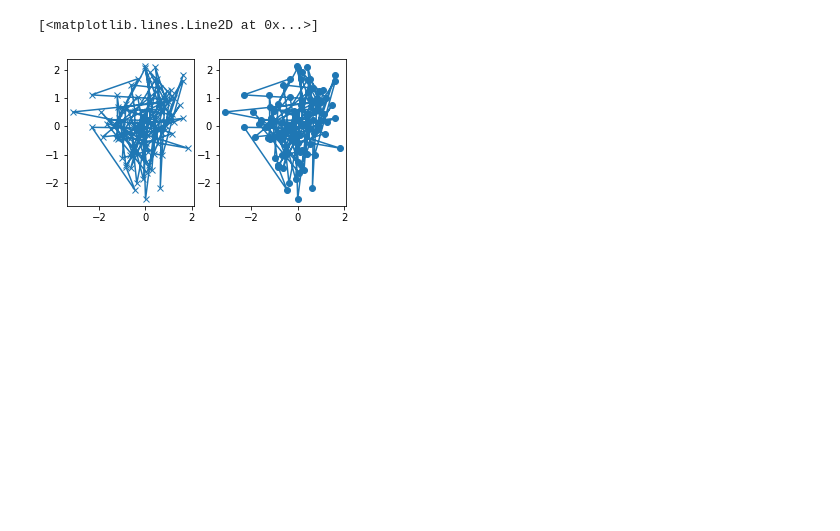
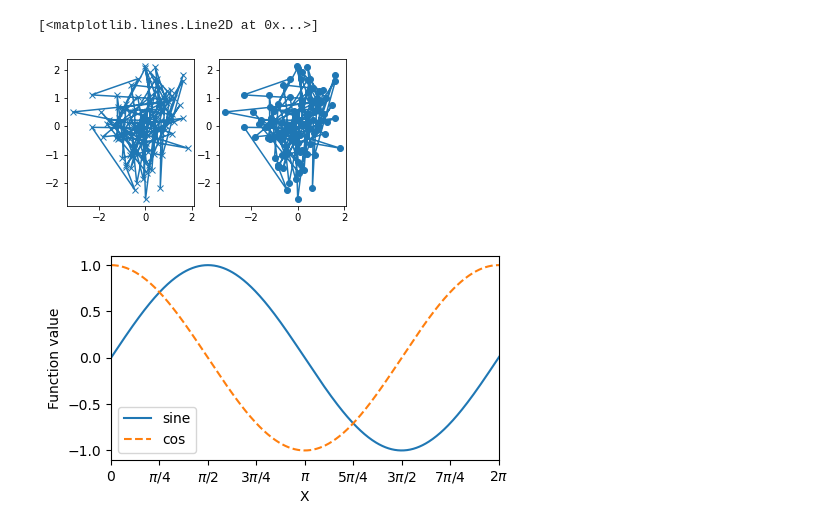
Before and after one commit to Anurag-V251/Pyhton, a Jupyter notebook: Matplot lib/Untitled.ipynb, the cells around one changed output. Drawn from its saved outputs; the diff is of its cells as text; code cells hidden in the pictures; blank space fills up the shorter version.

```diff
--- a/Matplot lib/Untitled.ipynb
+++ b/Matplot lib/Untitled.ipynb
@@ -65,3 +65,19 @@ my_plotter(ax2,data1,data2,{'marker':'o'})
 # %% [output]
 [<matplotlib.lines.Line2D at 0x...>]
 [figure]
+# %%
+x = np.linspace(0,4*np.pi,1001)
+fig,ax = plt.subplots(figsize=(5,2.7),dpi = 100)
+ax.plot(x,np.sin(x),label='sine')
+ax.plot(x,np.cos(x),label='cos',ls='--')
+plt.xlim(0,2*np.pi)
+ax.set_xticks(np.arange(0, 2*np.pi+0.01, np.pi/4))
+labels = [r'$0$', r'$\pi/4$', r'$\pi/2$', r'$3\pi/4$', r'$\pi$',
+          r'$5\pi/4$', r'$3\pi/2$', r'$7\pi/4$', r'$2\pi$']
+ax.set_xticklabels(labels)
+ax.legend()
+ax.set_xlabel('X')
+ax.set_ylabel('Function value')
+plt.show()
+# %% [output]
+[figure, added]
```
Also changed, not shown: parts of 5 cells of this notebook.
